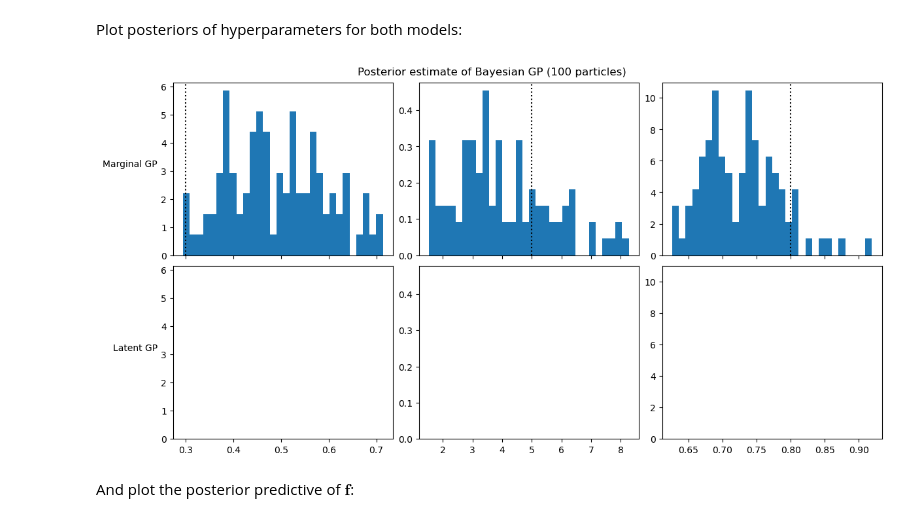
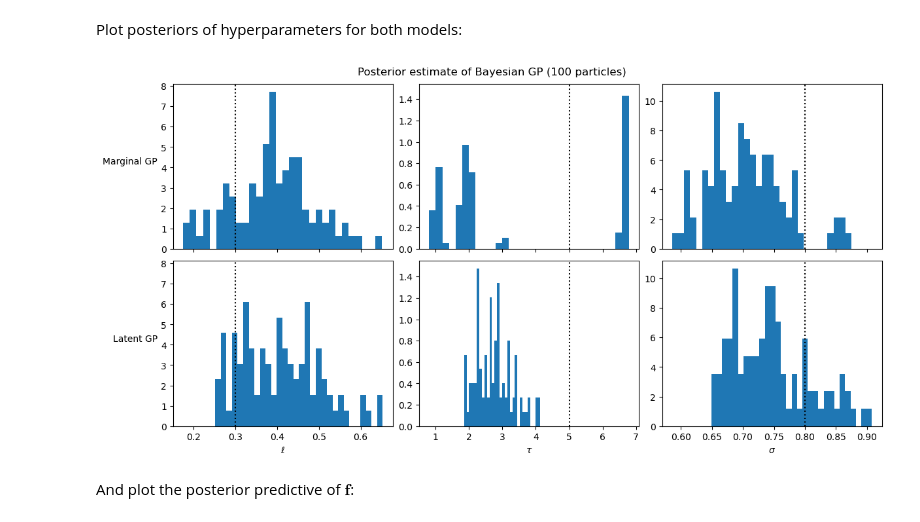
Before and after one commit to UncertaintyInComplexSystems/bayesianmodels, a Jupyter notebook: notebooks/Basic_gaussian_process_regression_using_SMC.ipynb, the cells around one changed output. Drawn from its saved outputs; the diff is of its cells as text; code cells hidden in the pictures.

Commit message:
modifications to get marginal latent GP running with up-to-date BlackJAX

```diff
--- a/notebooks/Basic_gaussian_process_regression_using_SMC.ipynb
+++ b/notebooks/Basic_gaussian_process_regression_using_SMC.ipynb
@@ -111,8 +112,11 @@ TypeError: BayesianModel.inference.<locals>.mcmc_step_fn() got multiple values f
 %%time
 
 key, gpl_key = jrnd.split(key)
-lgp_particles, _, lgp_marginal_likelihood = gp_latent.inference(gpl_key,
-                                                                mode='gibbs-in-smc',
-                                                                sampling_parameters=dict(num_particles=num_particles, num_mcmc_steps=num_mcmc_steps))
+lgp_particles, _, lgp_marginal_likelihood = gp_latent.inference(
+    gpl_key,
+    mode='gibbs-in-smc',
+    sampling_parameters=dict(
+        num_particles=num_particles,
+        num_mcmc_steps=num_mcmc_steps))
 # %% [output]
 using modded adaptive_tempered_smc
@@ -126,35 +130,35 @@ trainables = ['lengthscale', 'variance', 'obs_noise']
 num_params = len(trainables)
 show_samples = jnp.array([int(i) for i in num_particles*jnp.linspace(0, 1, num=500)])
 
 symbols = dict(lengthscale=r'\ell',
                obs_noise=r'\sigma',
                variance=r'\tau')
 
 _, axes = plt.subplots(nrows=2, ncols=num_params, constrained_layout=True,
                     sharex='col', sharey='col', figsize=(12, 6))
 
-for m, particles in enumerate([lgp_particles]):
+for m, particles in enumerate([mgp_particles, lgp_particles]):
     tr = dict(lengthscale=particles.particles['kernel']['lengthscale'],
             variance=particles.particles['kernel']['variance'],
             obs_noise=particles.particles['likelihood']['obs_noise'])
     for j, var in enumerate(trainables):
         ax = axes[m, j]
         pd = tr[var]
         # There are some outliers that skew the axes
         pd_u, pd_l = jnp.percentile(pd, q=99.9), jnp.percentile(pd, q=0.1)
         pd_filtered = jnp.extract(pd>pd_l, pd)
         pd_filtered = jnp.extract(pd_filtered<pd_u, pd_filtered)
         ax.hist(pd_filtered, bins=30, density=True, color='tab:blue')
         ax.axvline(x=ground_truth[var], ls=':', c='k')
         if var in symbols and m==1:
             ax.set_xlabel(r'${:s}$'.format(symbols[var]))
 
 plt.suptitle(f'Posterior estimate of Bayesian GP ({num_particles} particles)');
 
 axes[0, 0].set_ylabel('Marginal GP', rotation=0, ha='right')
 axes[1, 0].set_ylabel('Latent GP', rotation=0, ha='right');
 # %% [output]
-[figure, old version]
+[figure, new version]
 # %% [markdown]
 And plot the posterior predictive of $\mathbf{f}$:
 # %%
```
Also changed, not shown: parts of 2 cells of this notebook, 3 other files.
